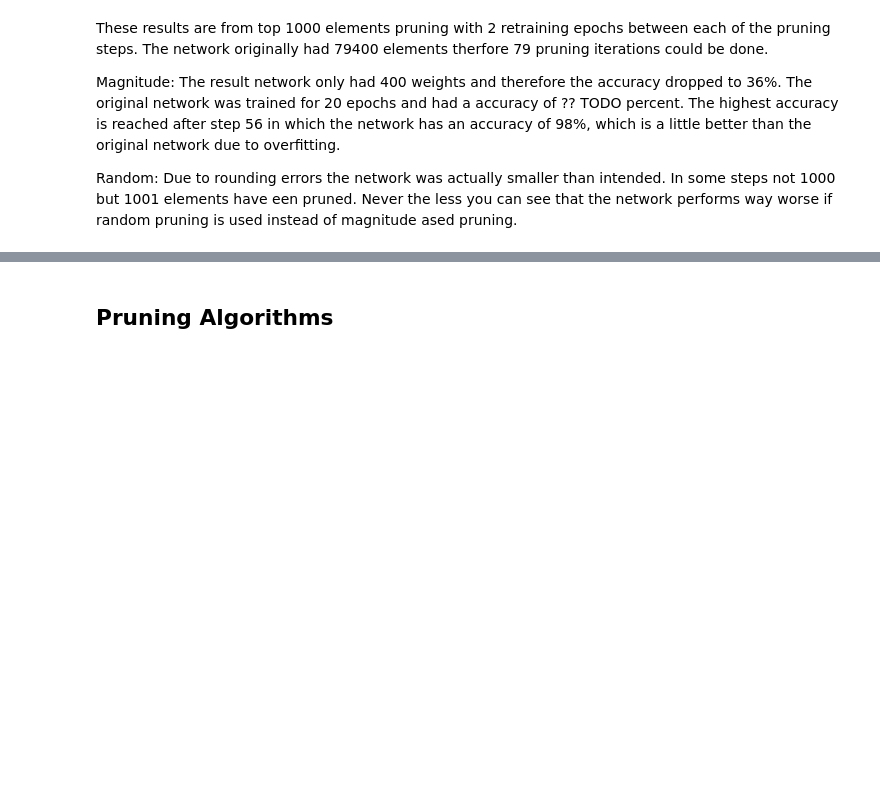
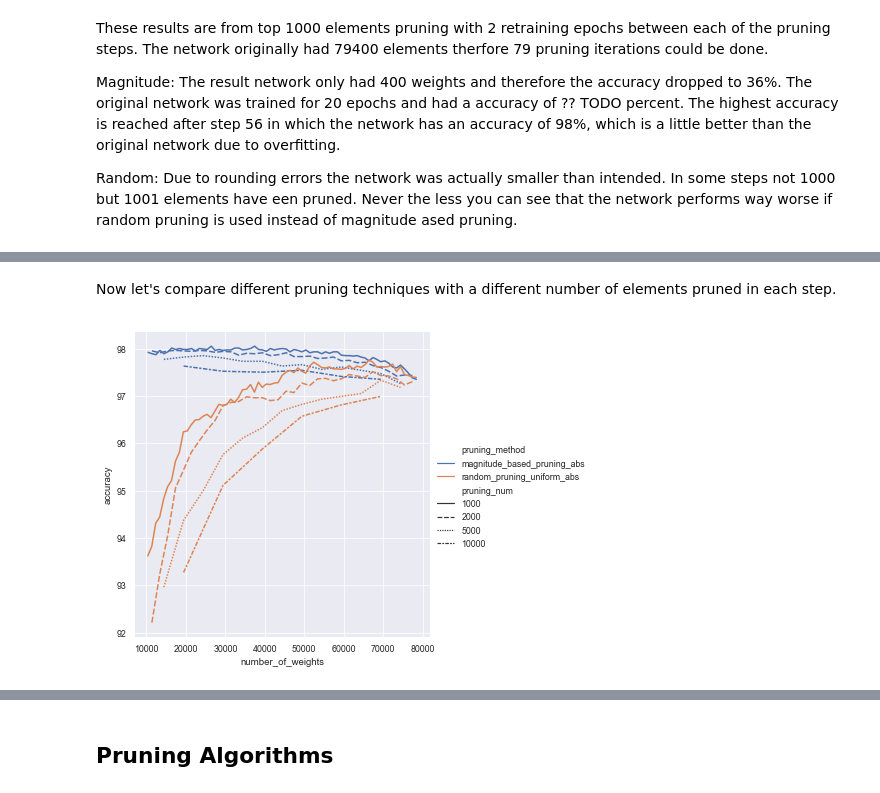
Before and after one commit to pauleon2/pruning-nn, a Jupyter notebook: results.ipynb, the cells around one changed output, grey strips where cells are left out. Cells and saved outputs as stored; diff of their text form; code cells hidden in the pictures; blank space fills up the shorter version.

```diff
--- a/results.ipynb
+++ b/results.ipynb
@@ -220,0 +230,9 @@ Due to rounding errors the network was actually smaller than intended. In some s
+# %% [markdown]
+Now let's compare different pruning techniques with a different number of elements pruned in each step.
+# %%
+s = pd.read_pickle('./out/result/magnitude_based_pruning_abs.pkl')
+s = s.append(pd.read_pickle('./out/result/random_pruning_uniform_abs.pkl'))
+s = s.loc[s['number_of_weights'] > 10000]
+plot = sns.relplot(x='number_of_weights', y='accuracy', hue='pruning_method', style='pruning_num', legend='full', kind="line", data=s, linewidth=1.5)
+# %% [output]
+[figure, added]
```
Also changed, not shown: parts of 6 cells of this notebook, 17 other files.
